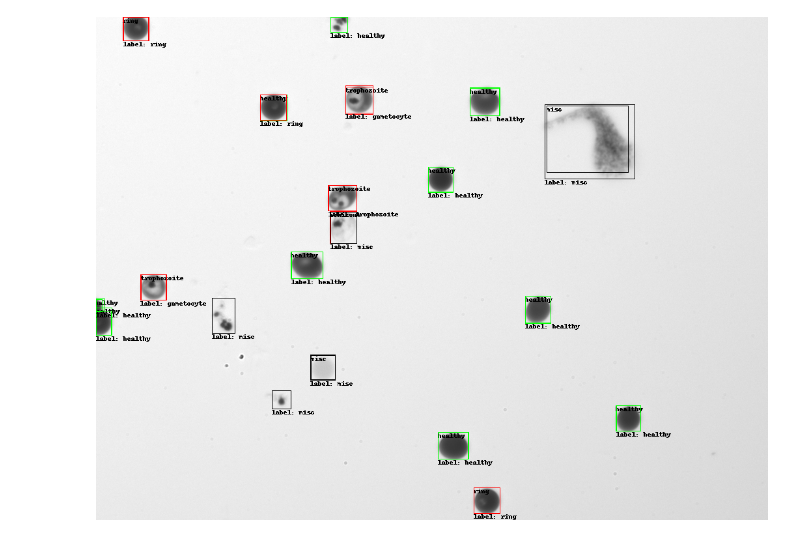
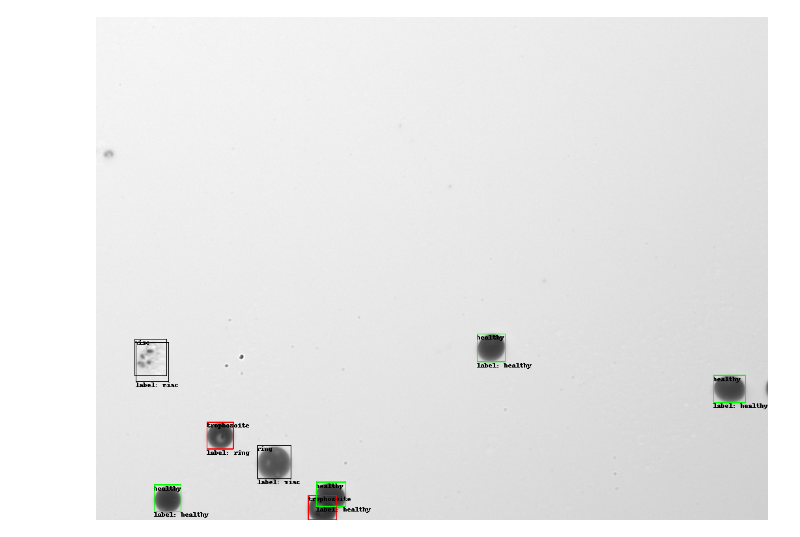
Before and after one commit to czbiohub-sf/lfm-data-utilities, a Jupyter notebook: lfm_data_utilities/model_evaluations/yogo/loss-ranking.ipynb, the cells around one changed output. Drawn from its saved outputs; the diff is of its cells as text; code cells hidden in the pictures.

```diff
--- a/lfm_data_utilities/model_evaluations/yogo/loss-ranking.ipynb
+++ b/lfm_data_utilities/model_evaluations/yogo/loss-ranking.ipynb
@@ -52,6 +59,6 @@ show(df)
 # %% [output]
 [interactive output not drawn]
 # %%
-show_image(df["total_loss"].idxmax())
+show_image(df["classification_loss"].idxmax())
 # %% [output]
-[figure, old version]
+[figure, new version]
```
Also changed, not shown: parts of 5 cells of this notebook, 4 other files.
